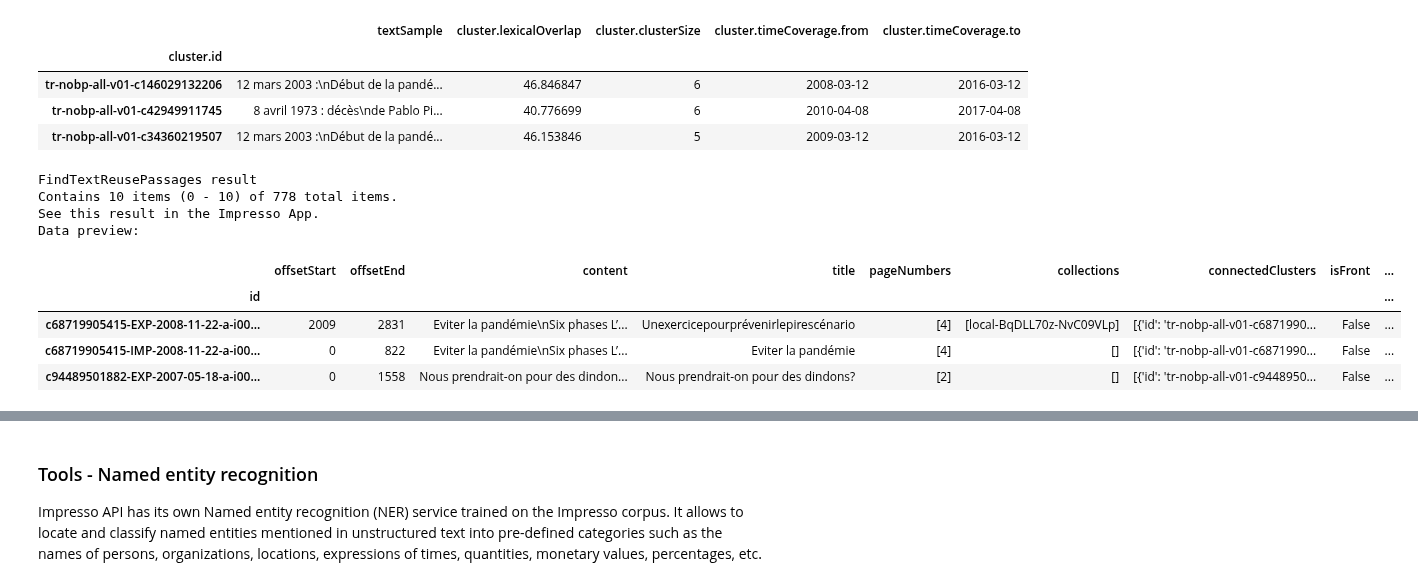
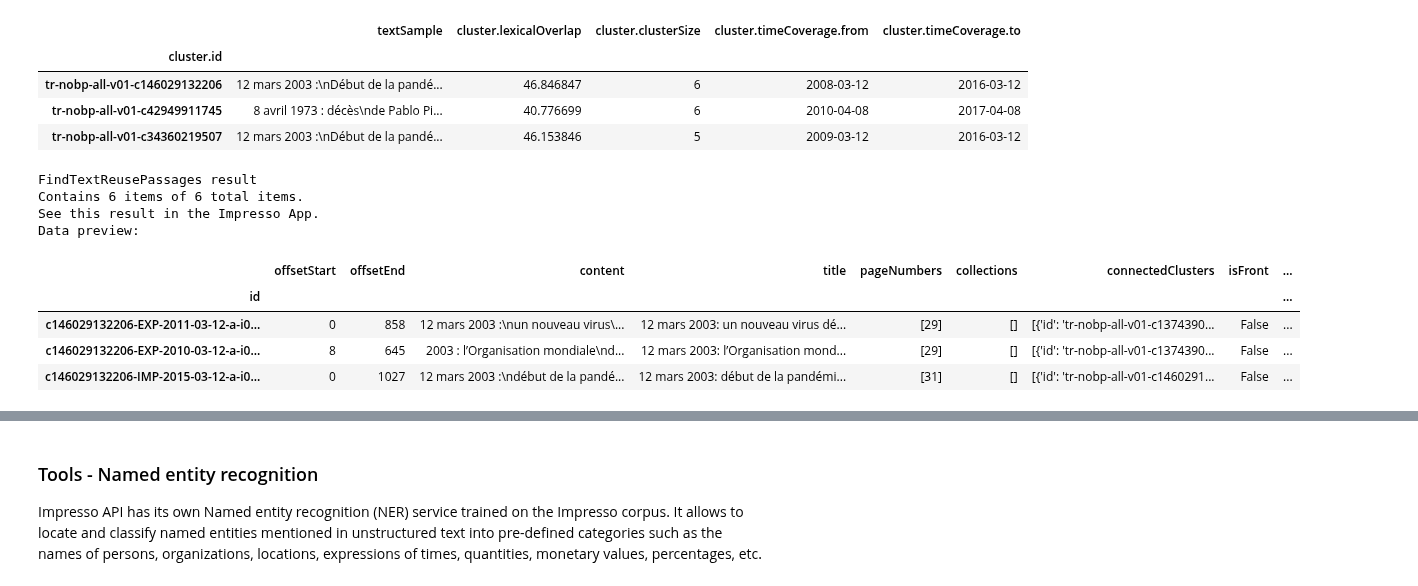
Before and after one commit to impresso/impresso-datalab-notebooks, a Jupyter notebook: 1-starter/ST_01_basics.ipynb, the cells around one changed output, grey strips where cells are left out. Cells and saved outputs as stored; diff of their text form; code cells hidden in the pictures.

```diff
--- a/1-starter/ST_01_basics.ipynb
+++ b/1-starter/ST_01_basics.ipynb
@@ -215,15 +210,15 @@ Data preview:
 # %%
 # get passages of the first cluster
 impresso.text_reuse.passages.find(
-    text="pandemie",
+    cluster_id=clusters.df.index[0],
 )
 # %% [output]
 FindTextReusePassages result
-Contains 10 items (0 - 10) of 778 total items.
+Contains 6 items of 6 total items.
 See this result in the Impresso App.
 Data preview:
 |  | offsetStart | offsetEnd | content | title | pageNumbers | collections | connectedClusters | isFront | ... |
 | id |  |  |  |  |  |  |  |  | ... |
-| c68719905415-EXP-2008-11-22-a-i00... | 2009 | 2831 | Eviter la pandémie\nSix phases L’... | Unexercicepourprévenirlepirescénario | [4] | [local-BqDLL70z-NvC09VLp] | [{'id': 'tr-nobp-all-v01-c6871990... | False | ... |
-| c68719905415-IMP-2008-11-22-a-i00... | 0 | 822 | Eviter la pandémie\nSix phases L’... | Eviter la pandémie | [4] | [] | [{'id': 'tr-nobp-all-v01-c6871990... | False | ... |
-| c94489501882-EXP-2007-05-18-a-i00... | 0 | 1558 | Nous prendrait-on pour des dindon... | Nous prendrait-on pour des dindons? | [2] | [] | [{'id': 'tr-nobp-all-v01-c9448950... | False | ... |
+| c146029132206-EXP-2011-03-12-a-i0... | 0 | 858 | 12 mars 2003 :\nun nouveau virus\... | 12 mars 2003: un nouveau virus dé... | [29] | [] | [{'id': 'tr-nobp-all-v01-c1374390... | False | ... |
+| c146029132206-EXP-2010-03-12-a-i0... | 8 | 645 | 2003 : l’Organisation mondiale\nd... | 12 mars 2003: l’Organisation mond... | [29] | [] | [{'id': 'tr-nobp-all-v01-c1374390... | False | ... |
+| c146029132206-IMP-2015-03-12-a-i0... | 0 | 1027 | 12 mars 2003 :\ndébut de la pandé... | 12 mars 2003: début de la pandémi... | [31] | [] | [{'id': 'tr-nobp-all-v01-c1460291... | False | ... |
```
Also changed, not shown: parts of 4 cells of this notebook.
